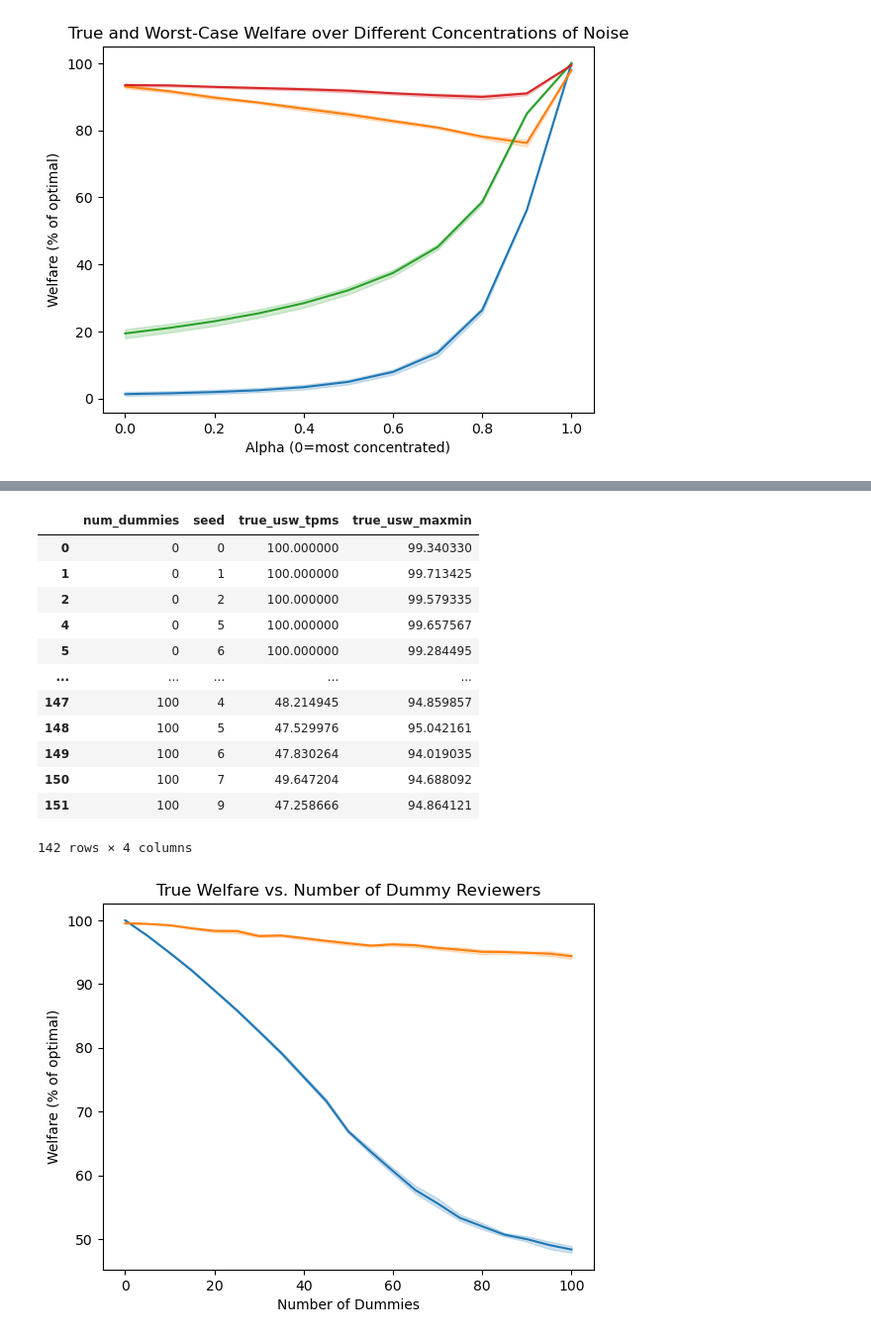
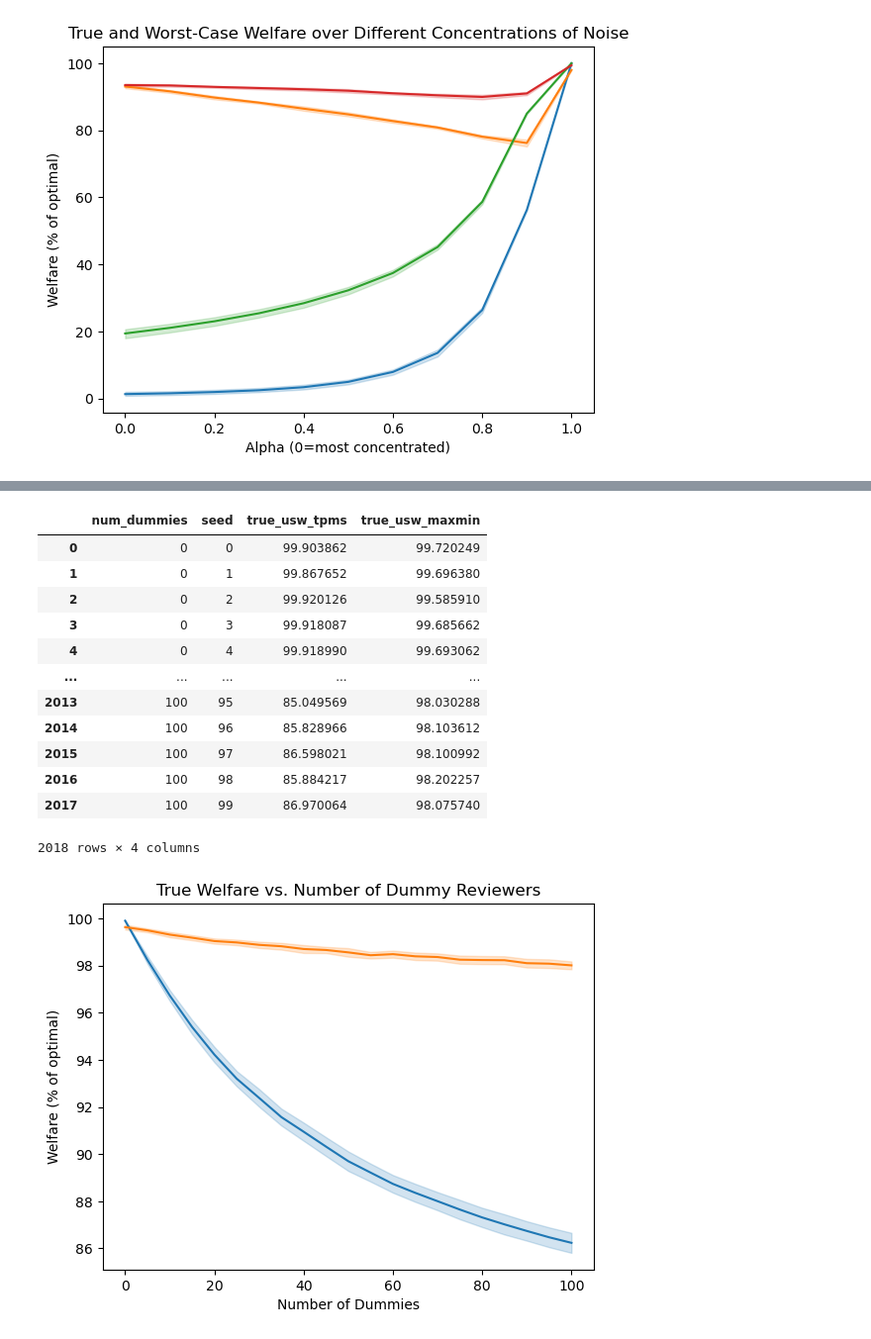
Before and after one commit to justinpayan/RAU, a Jupyter notebook: PlotExperiments.ipynb, the cells around one changed output, grey strips where cells are left out. Shown at 99% size. Saved outputs shown, nothing was run; the diff lists cells and outputs as text; code cells hidden in the pictures.

```diff
--- a/PlotExperiments.ipynb
+++ b/PlotExperiments.ipynb
@@ -50,20 +51,16 @@ df.shape
-# %%
-# The birkhoff von neumann C code sometimes fails due to a "stack smashing detected" error, and then we end up with 0 welfare because the allocation is empty. Let's ignore for now and just plot the values when this doesn't occur.
-
-df = df[df['true_usw_maxmin']>0]
 # %%
 df
 # %% [output]
 |  | num_dummies | seed | true_usw_tpms | true_usw_maxmin |
-| 0 | 0 | 0 | 100.000000 | 99.340330 |
-| 1 | 0 | 1 | 100.000000 | 99.713425 |
-| 2 | 0 | 2 | 100.000000 | 99.579335 |
-| 4 | 0 | 5 | 100.000000 | 99.657567 |
-| 5 | 0 | 6 | 100.000000 | 99.284495 |
+| 0 | 0 | 0 | 99.903862 | 99.720249 |
+| 1 | 0 | 1 | 99.867652 | 99.696380 |
+| 2 | 0 | 2 | 99.920126 | 99.585910 |
+| 3 | 0 | 3 | 99.918087 | 99.685662 |
+| 4 | 0 | 4 | 99.918990 | 99.693062 |
 | ... | ... | ... | ... | ... |
-| 147 | 100 | 4 | 48.214945 | 94.859857 |
-| 148 | 100 | 5 | 47.529976 | 95.042161 |
-| 149 | 100 | 6 | 47.830264 | 94.019035 |
-| 150 | 100 | 7 | 49.647204 | 94.688092 |
-| 151 | 100 | 9 | 47.258666 | 94.864121 |
+| 2013 | 100 | 95 | 85.049569 | 98.030288 |
+| 2014 | 100 | 96 | 85.828966 | 98.103612 |
+| 2015 | 100 | 97 | 86.598021 | 98.100992 |
+| 2016 | 100 | 98 | 85.884217 | 98.202257 |
+| 2017 | 100 | 99 | 86.970064 | 98.075740 |
-142 rows × 4 columns
+2018 rows × 4 columns
@@ -70,10 +71,10 @@ df
 # %%
-sns.lineplot(data=df[['num_dummies', 'seed', 'true_usw_tpms']], x='num_dummies', y='true_usw_tpms', legend='auto')
-sns.lineplot(data=df[['num_dummies', 'seed', 'true_usw_maxmin']], x='num_dummies', y='true_usw_maxmin')
+sns.lineplot(data=df[['num_dummies', 'seed', 'true_usw_tpms']], x='num_dummies', y='true_usw_tpms', errorbar=('se', 6), legend='auto')
+sns.lineplot(data=df[['num_dummies', 'seed', 'true_usw_maxmin']], x='num_dummies', y='true_usw_maxmin', errorbar=('se', 6),)
 
 plt.title("True Welfare vs. Number of Dummy Reviewers")
 plt.xlabel("Number of Dummies")
 plt.ylabel("Welfare (% of optimal)")
 plt.savefig("WelfareVaryingDummies.png")
 # %% [output]
-[figure, old version]
+[figure, new version]
```
Also changed, not shown: parts of 7 cells of this notebook, 1 other file.
